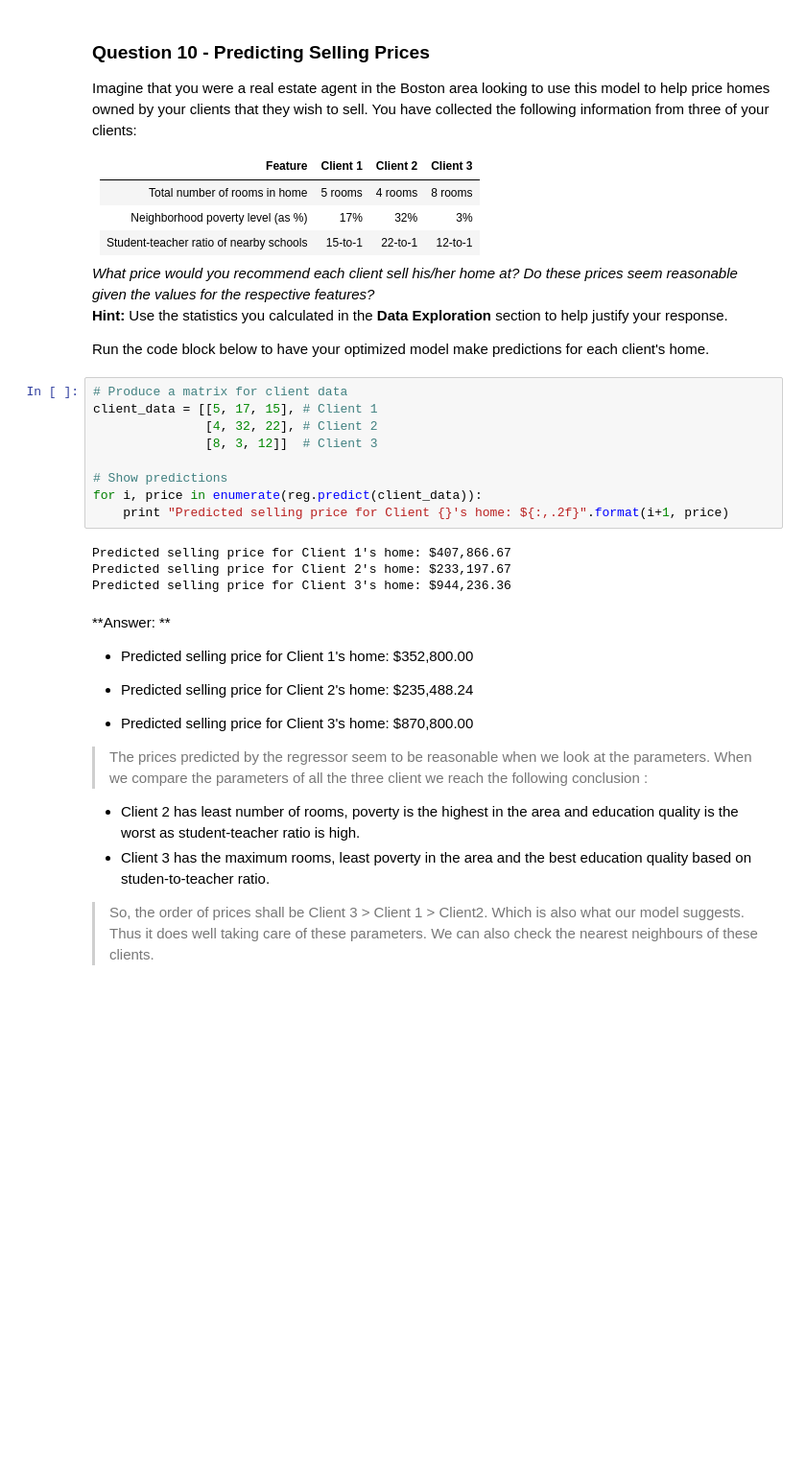
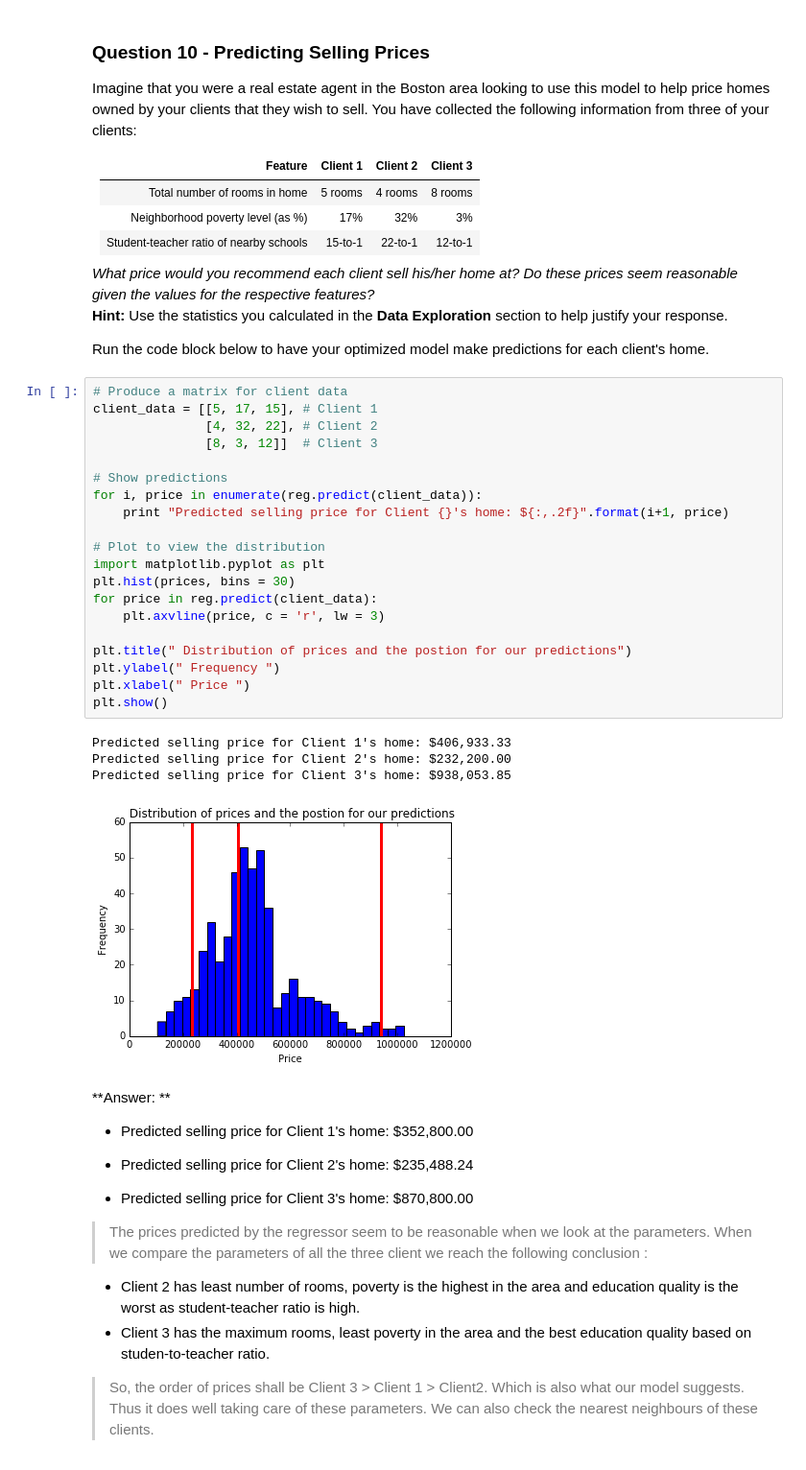
Before and after one commit to Joylal4896/Boston-Housing-Regression-Model, a Jupyter notebook: boston_housing.ipynb, the cells around one changed output. Shown at 96% size. Cells and saved outputs as stored; diff of their text form; blank space fills up the shorter version.

```diff
--- a/boston_housing.ipynb
+++ b/boston_housing.ipynb
@@ -353,16 +379,28 @@ Run the code block below to have your optimized model make predictions for each
 # %%
 # Produce a matrix for client data
 client_data = [[5, 17, 15], # Client 1
                [4, 32, 22], # Client 2
                [8, 3, 12]]  # Client 3
 
 # Show predictions
 for i, price in enumerate(reg.predict(client_data)):
     print "Predicted selling price for Client {}'s home: ${:,.2f}".format(i+1, price)
+
+# Plot to view the distribution
+import matplotlib.pyplot as plt
+plt.hist(prices, bins = 30)
+for price in reg.predict(client_data):
+    plt.axvline(price, c = 'r', lw = 3)
+
+plt.title(" Distribution of prices and the postion for our predictions")
+plt.ylabel(" Frequency ")
+plt.xlabel(" Price ")
+plt.show()
 # %% [output]
-Predicted selling price for Client 1's home: $407,866.67
-Predicted selling price for Client 2's home: $233,197.67
-Predicted selling price for Client 3's home: $944,236.36
+Predicted selling price for Client 1's home: $406,933.33
+Predicted selling price for Client 2's home: $232,200.00
+Predicted selling price for Client 3's home: $938,053.85
+[figure, added]
 # %% [markdown]
 **Answer: **
 * Predicted selling price for Client 1's home: $352,800.00
```
Also changed, not shown: parts of 10 cells of this notebook, 1 other file.
